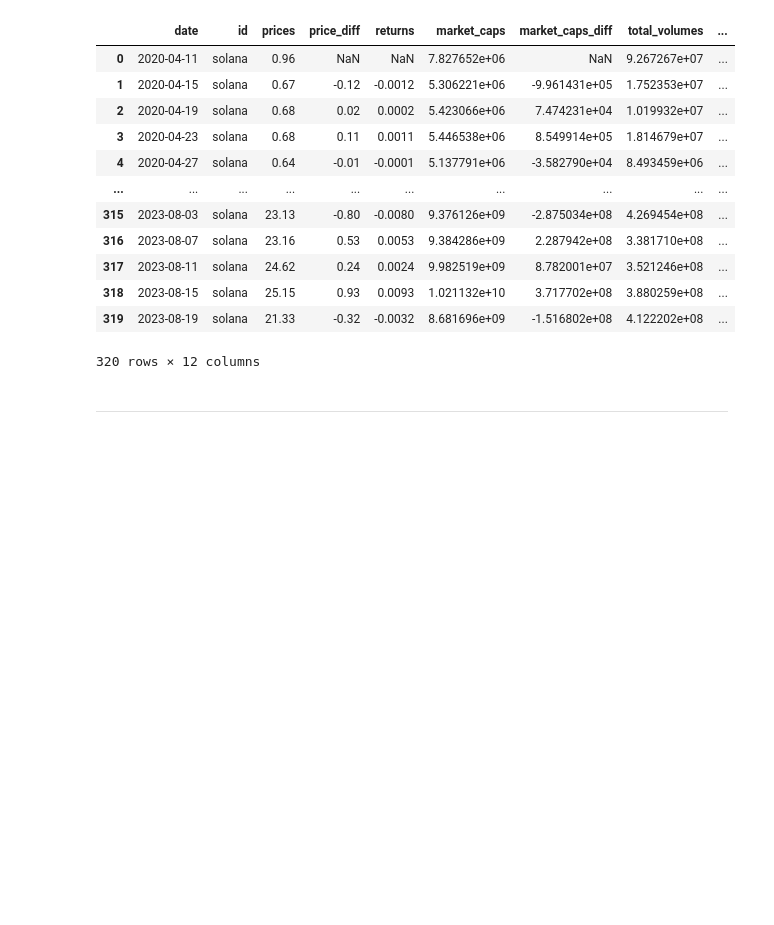
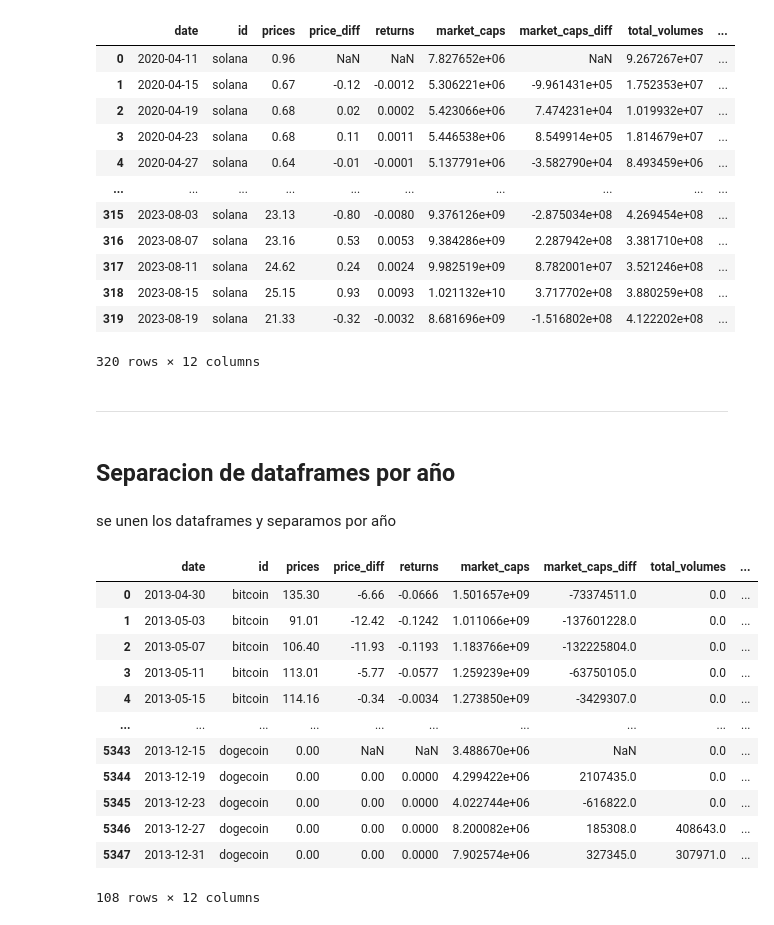
Before and after one commit to gdelrio0410/PI_2_Cryptocurrency_Market_DA, a Jupyter notebook: ETL/coins_information.ipynb, the cells around one changed output. Drawn from its saved outputs; the diff is of its cells as text; code cells hidden in the pictures; blank space fills up the shorter version.

```diff
--- a/ETL/coins_information.ipynb
+++ b/ETL/coins_information.ipynb
@@ -537,3 +537,47 @@ solana_df
 320 rows × 12 columns
 # %% [markdown]
 ------------
+# %% [markdown]
+## Separacion de dataframes por año
+# %% [markdown]
+se unen los dataframes y separamos por año
+# %%
+bitcoin_df = pd.read_csv("../Dataframes/bitcoin_df.csv")
+ethereum_df = pd.read_csv("../Dataframes/ethereum_df.csv")
+tether_df = pd.read_csv("../Dataframes/tether_df.csv")
+binancecoin_df = pd.read_csv("../Dataframes/binancecoin_df.csv")
+ripple_df = pd.read_csv("../Dataframes/ripple_df.csv")
+usd_coin_df = pd.read_csv("../Dataframes/usd_coin_df.csv")
+staked_ether_df = pd.read_csv("../Dataframes/staked_ether_df.csv")
+cardano_df = pd.read_csv("../Dataframes/cardano_df.csv")
+dogecoin_df = pd.read_csv("../Dataframes/dogecoin_df.csv")
+solana_df = pd.read_csv("../Dataframes/solana_df.csv")
+
+# Concatenar todos los DataFrames en uno solo
+all_df = pd.concat([bitcoin_df, ethereum_df, tether_df, binancecoin_df, ripple_df, usd_coin_df,
+                    staked_ether_df, cardano_df, dogecoin_df, solana_df], ignore_index=True)
+
+# Convertir la columna 'date' a tipo datetime
+all_df["date"] = pd.to_datetime(all_df["date"])
+# %%
+# Filtrar los registros del año 2013
+coins_df_2013 = all_df[all_df["date"].dt.year == 2013]
+
+# Exportar DataFrame a un archivo CSV
+coins_df_2013.to_csv('../Dataframes/coins_df_2013.csv', index=False)
+
+coins_df_2013
+# %% [output]
+|  | date | id | prices | price_diff | returns | market_caps | market_caps_diff | total_volumes | ... |
+| 0 | 2013-04-30 | bitcoin | 135.30 | -6.66 | -0.0666 | 1.501657e+09 | -73374511.0 | 0.0 | ... |
+| 1 | 2013-05-03 | bitcoin | 91.01 | -12.42 | -0.1242 | 1.011066e+09 | -137601228.0 | 0.0 | ... |
+| 2 | 2013-05-07 | bitcoin | 106.40 | -11.93 | -0.1193 | 1.183766e+09 | -132225804.0 | 0.0 | ... |
+| 3 | 2013-05-11 | bitcoin | 113.01 | -5.77 | -0.0577 | 1.259239e+09 | -63750105.0 | 0.0 | ... |
+| 4 | 2013-05-15 | bitcoin | 114.16 | -0.34 | -0.0034 | 1.273850e+09 | -3429307.0 | 0.0 | ... |
+| ... | ... | ... | ... | ... | ... | ... | ... | ... | ... |
+| 5343 | 2013-12-15 | dogecoin | 0.00 | NaN | NaN | 3.488670e+06 | NaN | 0.0 | ... |
+| 5344 | 2013-12-19 | dogecoin | 0.00 | 0.00 | 0.0000 | 4.299422e+06 | 2107435.0 | 0.0 | ... |
+| 5345 | 2013-12-23 | dogecoin | 0.00 | 0.00 | 0.0000 | 4.022744e+06 | -616822.0 | 0.0 | ... |
+| 5346 | 2013-12-27 | dogecoin | 0.00 | 0.00 | 0.0000 | 8.200082e+06 | 185308.0 | 408643.0 | ... |
+| 5347 | 2013-12-31 | dogecoin | 0.00 | 0.00 | 0.0000 | 7.902574e+06 | 327345.0 | 307971.0 | ... |
+108 rows × 12 columns
```
Also changed, not shown: parts of 10 cells of this notebook, 21 other files.
